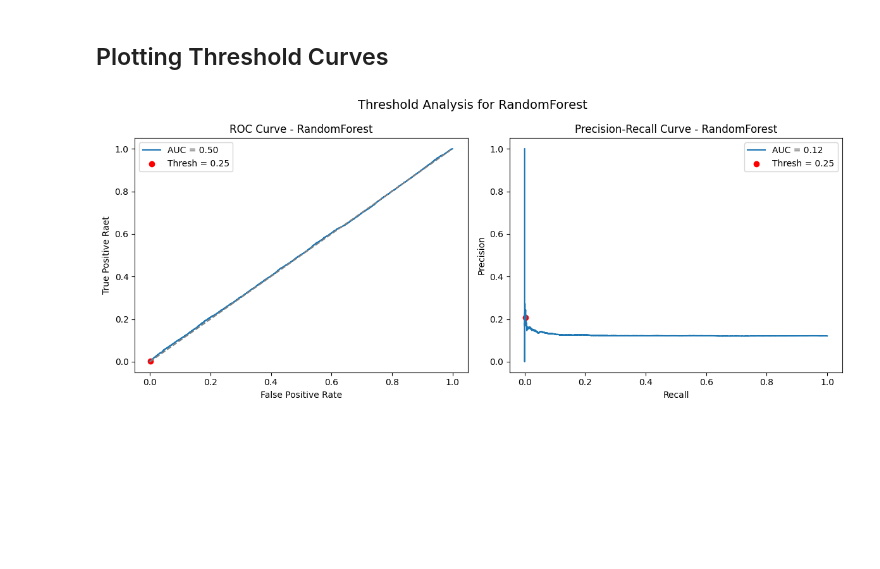
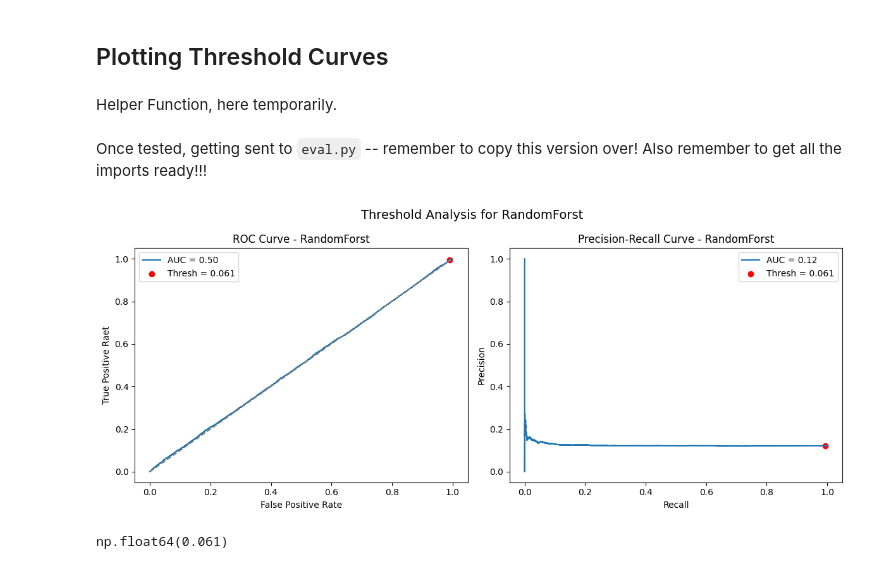
Before and after one commit to andrewsarracini/DS_Tutorials, a Jupyter notebook: Tutorials/synthetic_gen2.0.ipynb, the cells around one changed output. Drawn from its saved outputs; the diff is of its cells as text; code cells hidden in the pictures; blank space fills up the shorter version.

Commit message:
added minority class finder -- helper

```diff
--- a/Tutorials/synthetic_gen2.0.ipynb
+++ b/Tutorials/synthetic_gen2.0.ipynb
@@ -534,3 +534,5 @@ Confusion Matrix:
 | Actual 1 |          5763 |            21 |
 # %% [markdown]
 ## Plotting Threshold Curves
+# %% [markdown]
+Helper Function, here temporarily.
@@ -537,20 +590,36 @@ Confusion Matrix:
+# %% [markdown]
+Once tested, getting sent to `eval.py` -- remember to copy this version over! Also remember to get all the imports ready!!!
 # %%
 import numpy as np
 import matplotlib.pyplot as plt
 from sklearn.metrics import precision_recall_curve, roc_curve, auc, f1_score
 
+# from src.eval import find_best_threshold
+
 # Potting the Threshold Curves
-def plot_threshold_curves(y_true, y_probs, model_name='Model', highlight_threshold=0.25, save_path=None):
+def plot_threshold_curves(y_true, y_probs, model_name='Model', highlight_threshold=0.25, save_path=None, auto_find_best=True, metric='f1'):
     '''
     Plots the ROC and Precision-Recall curves with optional annotations
 
     Args:
         y_true: Ground truth binary labels
         y_probs: Predicted probs of the positive class
-        model_name: Name of the model
+        model_name: Name of the model (used for labels!)
         highlight_threshold: Optional thresh to annotate on both curves
         save_path: Optional filepath to save the plots
+        auto_find_best: if True, auto finds the best thresh based on chosen metric
+        metric: Metric to optimize (f1 or recall)
+
+    Returns:
+        threshold_to_plot: The thresh tht was highlighted (auto or manual)
     '''
+
+    # Decide which thresh to highlight
+    if auto_find_best:
+        thresh_to_plot = find_best_threshold(y_true, y_probs, metric=metric, plot=False)
+    else:
+        thresh_to_plot = highlight_threshold
+
     # Roc Data
     # fpr -- False Positive Rate
     # tpr -- True Positive Rate
@@ -567,9 +636,9 @@ def plot_threshold_curves(y_true, y_probs, model_name='Model', highlight_thresho
     precision, recall, pr_thresholds = precision_recall_curve(y_true, y_probs)
     pr_auc = auc(recall, precision)
 
-    # Find closest index to highlight thresh
-    idx_roc = np.argmin(np.abs(roc_thresholds - highlight_threshold))
-    idx_pr = np.argmin(np.abs(pr_thresholds - highlight_threshold))
+    # Find closest index to thresh_to_plot
+    idx_roc = np.argmin(np.abs(roc_thresholds - thresh_to_plot))
+    idx_pr = np.argmin(np.abs(pr_thresholds - thresh_to_plot))
 
     # Plot
     fig, (ax1, ax2) = plt.subplots(1,2, figsize=(12,5))
@@ -577,14 +646,14 @@ def plot_threshold_curves(y_true, y_probs, model_name='Model', highlight_thresho
     # ROC Curve
     ax1.plot(fpr, tpr, label=f'AUC = {roc_auc:.2f}')
     ax1.plot([0,1], [0,1], linestyle='--', color='gray') # Represents random classification (FPR = TPR)
-    ax1.scatter(fpr[idx_roc], tpr[idx_roc], color='red', label=f'Thresh = {highlight_threshold}')
+    ax1.scatter(fpr[idx_roc], tpr[idx_roc], color='red', label=f'Thresh = {round(thresh_to_plot, 3)}')
     ax1.set_title(f'ROC Curve - {model_name}')
     ax1.set_xlabel('False Positive Rate')
     ax1.set_ylabel('True Positive Raet')
     ax1.legend()
 
     ax2.plot(recall, precision, label=f'AUC = {pr_auc:.2f}')
-    ax2.scatter(recall[idx_pr], precision[idx_pr], color='red', label=f'Thresh = {highlight_threshold}')
+    ax2.scatter(recall[idx_pr], precision[idx_pr], color='red', label=f'Thresh = {round(thresh_to_plot, 3)}')
     ax2.set_title(f'Precision-Recall Curve - {model_name}')
     ax2.set_xlabel('Recall')
     ax2.set_ylabel('Precision')
@@ -598,17 +667,15 @@ def plot_threshold_curves(y_true, y_probs, model_name='Model', highlight_thresho
         print(f'Plot saved to {save_path}')
 
     plt.show()
+
+    return round(thresh_to_plot, 3)
 # %%
-from src.eval import plot_threshold_curves
+# from src.eval import plot_threshold_curves
 
 y_probs = rf_model.predict_proba(X_test)[:,1]
 
 # Plotting ROC and PR Curves:
-plot_threshold_curves(
-    y_true = y_test,
-    y_probs = y_probs,
-    model_name = 'RandomForest',
-    highlight_threshold=0.25
-)
+plot_threshold_curves(y_test, y_probs, "RandomForst", auto_find_best=True)
 # %% [output]
-[figure, old version]
+[figure, new version]
+np.float64(0.061)
```
Also changed, not shown: parts of 5 cells of this notebook, 1 other file.
